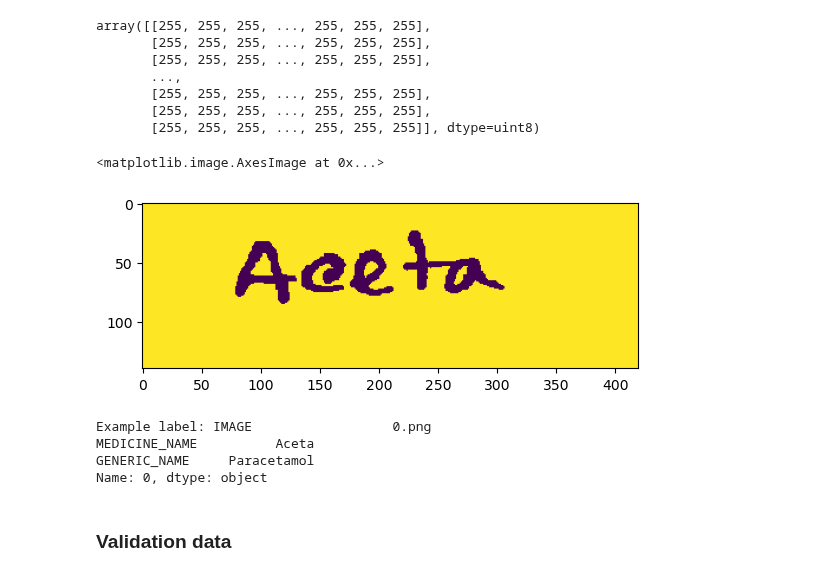
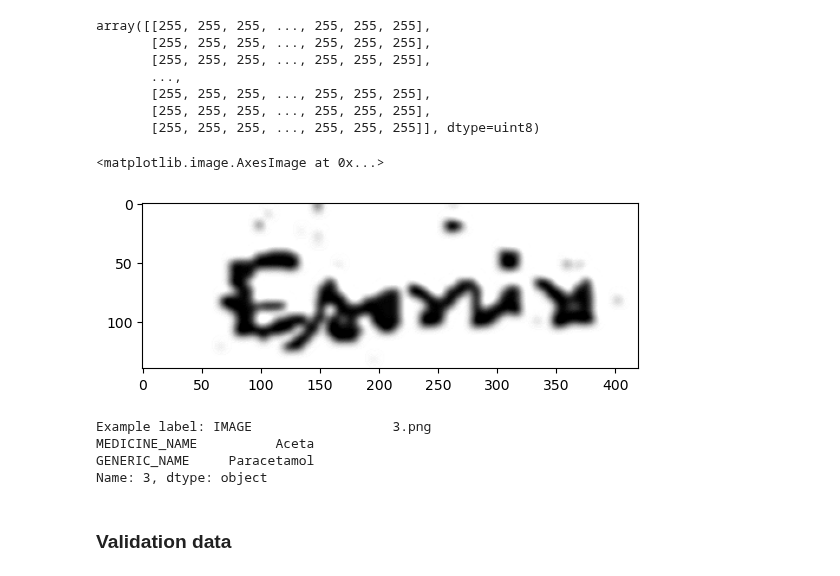
Before and after one commit to Andreas-Lukito/Medzy_ocr, a Jupyter notebook: medzy.ipynb, the cells around one changed output. Cells and saved outputs as stored; diff of their text form; code cells hidden in the pictures.

Commit message:
image preprocessing update

```diff
--- a/medzy.ipynb
+++ b/medzy.ipynb
@@ -73,23 +73,44 @@ img_height = np.round(img_width/3, 0).astype("int")
 train_images = []
 train_files = glob.glob("./Dataset/archive/dataset/training/training_words/*.png")
 for picture in train_files:
-    image = cv2.resize(cv2.imread(picture, cv2.IMREAD_GRAYSCALE), (img_width, img_height))
+    image = cv2.resize(cv2.imread(picture), (img_width, img_height))
+    image = cv2.cvtColor(image, cv2.COLOR_BGR2GRAY)
 
     #since cv2 sometimes return a "none" type we will append the data after validating it if it is a not "none" type
     if image is None:
         print(f"Err importing picture {picture}")
         continue
-    res, image = cv2.threshold(image,210,255,cv2.THRESH_BINARY)
-    image = cv2.adaptiveThreshold(image,255,cv2.ADAPTIVE_THRESH_GAUSSIAN_C,\
-            cv2.THRESH_BINARY,15,1)
-    # image = cv2.GaussianBlur(image,(5,5),5)
-    res, image = cv2.threshold(image,220,255,cv2.THRESH_BINARY+cv2.THRESH_OTSU)
-    res, image = cv2.threshold(image,220,255,cv2.THRESH_BINARY+cv2.THRESH_OTSU)
 
+    #apply adaptive treshold
+    image = cv2.adaptiveThreshold(image,
+                                         255, # the max value
+                                         cv2.ADAPTIVE_THRESH_GAUSSIAN_C,
+                                         cv2.THRESH_BINARY, #the treshold we are using
+                                         41, #how many pixels to look at
+                                         10 #noise reduction
+                                         )
+
+    #sharpening the image
+    # Create the sharpening kernel
+    kernel = np.array([[-1, -1, 1],
+                        [-1,  8, -1],
+                        [-1, -2, -1]])
+
+    #increase the contrast
+    clahe = cv2.createCLAHE(clipLimit=5, tileGridSize=(7,7))
+    image = clahe.apply(image)
+
+    #blur the image so that the lines are more defined
+    image = cv2.GaussianBlur(image, (7,7), 20)
+    image = cv2.GaussianBlur(image, (7,7), 20)
+    image = cv2.GaussianBlur(image, (7,7), 20)
+
+    # Sharpen the image
+    image = cv2.filter2D(image, -1, kernel)
 
     train_images.append(image)
+
     # image = np.asarray(image) # for numpy 1.23
-
     # To show the images
     # plt.imshow(image, cmap = "gray")
     # plt.show()
@@ -119,17 +140,17 @@ array([[255, 255, 255, ..., 255, 255, 255],
        [255, 255, 255, ..., 255, 255, 255],
        [255, 255, 255, ..., 255, 255, 255]], dtype=uint8)
 # %%
-plt.imshow(train_images[1])
+plt.imshow(train_images[20], cmap = "gray")
 # %% [output]
 <matplotlib.image.AxesImage at 0x...>
-[figure, old version]
+[figure, new version]
 # %%
-print("Example label:", train_labels.iloc[0])
+print("Example label:", train_labels.iloc[3])
 # %% [output]
-Example label: IMAGE                  0.png
+Example label: IMAGE                  3.png
 MEDICINE_NAME          Aceta
 GENERIC_NAME     Paracetamol
-Name: 0, dtype: object
+Name: 3, dtype: object
 # %% [markdown]
 ### Validation data
 # %% [markdown]
```
Also changed, not shown: parts of 9 cells of this notebook, 2 other files.
